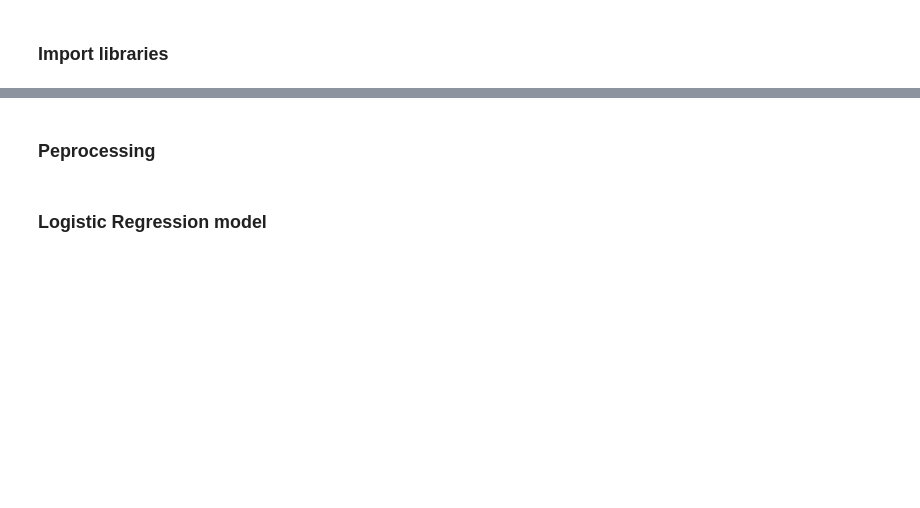
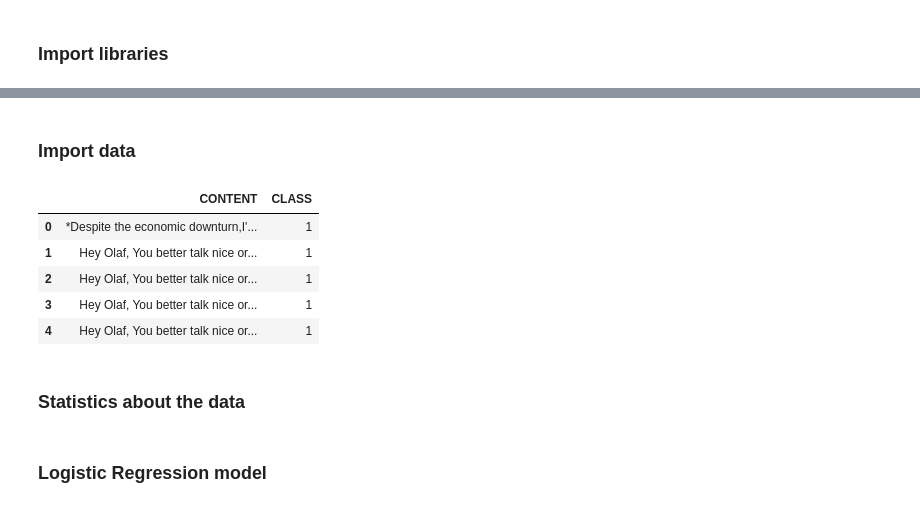
Before and after one commit to padieul/yt_spam_scanner, a Jupyter notebook: models/logistic-regression.ipynb, the cells around one changed output, grey strips where cells are left out. Cells and saved outputs as stored; diff of their text form; code cells hidden in the pictures; blank space fills up the shorter version.

```diff
--- a/models/logistic-regression.ipynb
+++ b/models/logistic-regression.ipynb
@@ -80,35 +36,14 @@ The dataset contains of 1956 examples: 1005 spam and 951 legitimate comments
 # %% [markdown]
-### Peprocessing
+### Import data
 # %%
-#nltk.download('stopwords')
-#nltk.download('omw-1.4')
-
-def preprocess_data(corpus,
-                    irrelevant_features=["COMMENT_ID", "AUTHOR", "DATE"],
-                    #rename_columns={"CONTENT":"COMMENT"}
-                   ):
-
-    # drop irrelevant features
-    corpus.drop(irrelevant_features, inplace=True, axis=1)
-
-    # remove blank rows if any
-    corpus.dropna()
-
-    # add column for representation
-    corpus['REPR'] = corpus.loc[:, 'CONTENT']
-
-    # lower case
-    corpus['REPR'] = corpus['REPR'].str.lower()
-
-    # change column name
-    #for old, new in rename_columns:
-        #corpus.rename({old : new}, axis=1, inplace=True)
-
-    lemmatizer = WordNetLemmatizer()
-    stop_words = stopwords.words("english")
-
-    for comment in corpus["REPR"]:
-        comment = nltk.word_tokenize(comment) # tokenizing nltk.WordPunctTokenizer().tokenize(comment.lower())?
-        comment = [lemmatizer.lemmatize(word) for word in comment] # lemmatizing
-        comment = [word for word in comment if word not in stop_words] # removing stopwords
-        comment = " ".join(comment)
+corpus = pd.read_csv("../dataset/dataset.csv")
+corpus.head()
+# %% [output]
+|  | CONTENT | CLASS |
+| 0 | *Despite the economic downturn,I'... | 1 |
+| 1 | Hey Olaf, You better talk nice or... | 1 |
+| 2 | Hey Olaf, You better talk nice or... | 1 |
+| 3 | Hey Olaf, You better talk nice or... | 1 |
+| 4 | Hey Olaf, You better talk nice or... | 1 |
+# %% [markdown]
+### Statistics about the data
```
Also changed, not shown: parts of 16 cells of this notebook, 28 other files.
